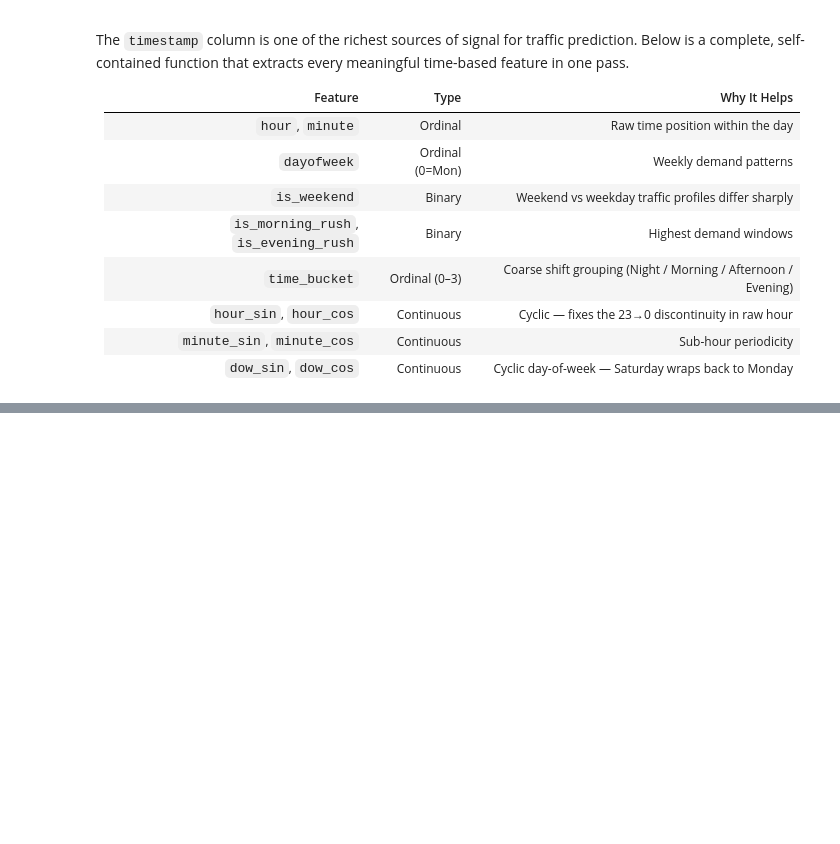
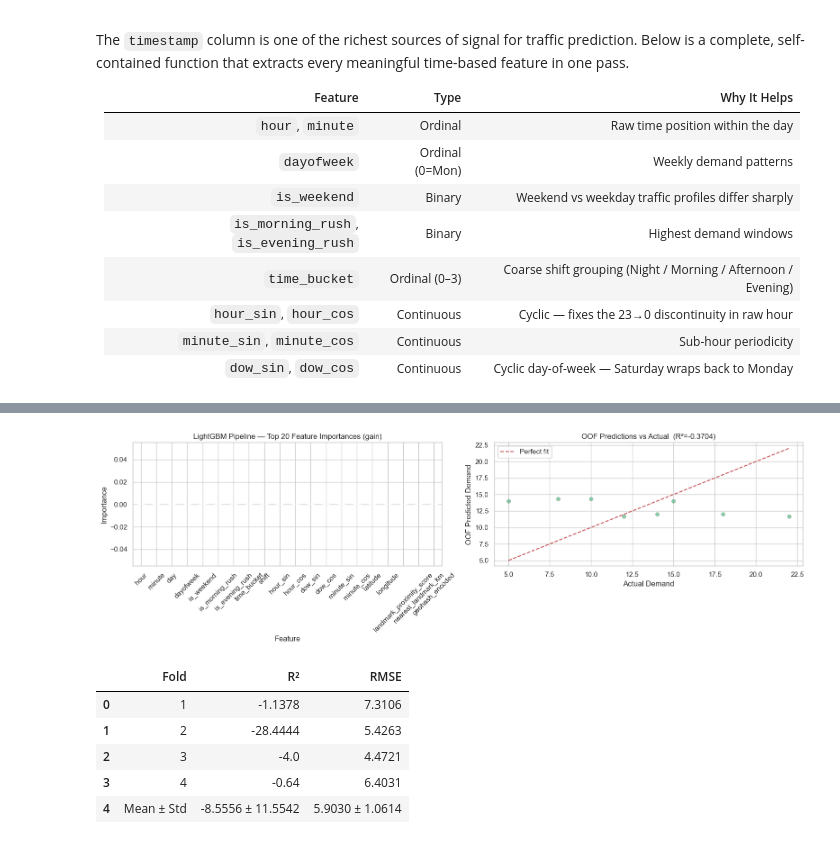
Before and after one commit to Vishallakshmikanthan/GridLock_traffic-demand-prediction, a Jupyter notebook: notebooks/01_EDA.ipynb, the cells around one changed output, grey strips where cells are left out. Drawn from its saved outputs; the diff is of its cells as text; code cells hidden in the pictures; blank space fills up the shorter version.

```diff
--- a/notebooks/01_EDA.ipynb
+++ b/notebooks/01_EDA.ipynb
@@ -751,0 +1212,53 @@ plt.show()
+# %%
+# ── Feature Importance (from last fold) ──────────────────────────────────────
+# Use fold_model.feature_name_ so the index always matches importances length
+fi_lgb_pipe = pd.Series(
+    fold_model.feature_importances_,
+    index=fold_model.feature_name_,
+    name='importance'
+).sort_values(ascending=False)
+
+fig, axes = plt.subplots(1, 2, figsize=(16, 5))
+
+# --- Top-20 importance bar chart ---
+top_n = min(20, len(fi_lgb_pipe))
+fi_lgb_pipe.head(top_n).plot(kind='bar', ax=axes[0], color='steelblue')
+axes[0].set_title(f'LightGBM Pipeline — Top {top_n} Feature Importances (gain)')
+axes[0].set_xlabel('Feature')
+axes[0].set_ylabel('Importance')
+axes[0].tick_params(axis='x', rotation=45)
+
+# --- OOF prediction vs actual scatter ---
+axes[1].scatter(y_pipe, oof_preds, alpha=0.6, color='mediumseagreen', edgecolors='k', linewidths=0.3)
+mn, mx = float(y_pipe.min()), float(y_pipe.max())
+axes[1].plot([mn, mx], [mn, mx], 'r--', linewidth=1.5, label='Perfect fit')
+oof_r2_disp = f"{oof_r2:.4f}" if not np.isnan(oof_r2) else "NaN"
+axes[1].set_title(f'OOF Predictions vs Actual  (R²={oof_r2_disp})')
+axes[1].set_xlabel('Actual Demand')
+axes[1].set_ylabel('OOF Predicted Demand')
+axes[1].legend()
+
+plt.tight_layout()
+plt.show()
+
+# --- CV score table ---
+cv_df = pd.DataFrame({
+    'Fold':  range(1, N_SPLITS + 1),
+    'R²':    [round(v, 4) if not np.isnan(v) else 'NaN' for v in cv_r2_scores],
+    'RMSE':  [round(v, 4) for v in cv_rmse_scores],
+})
+valid_r2 = [v for v in cv_r2_scores if not np.isnan(v)]
+cv_df.loc[len(cv_df)] = [
+    'Mean ± Std',
+    f"{np.mean(valid_r2):.4f} ± {np.std(valid_r2):.4f}" if valid_r2 else 'NaN',
+    f"{np.mean(cv_rmse_scores):.4f} ± {np.std(cv_rmse_scores):.4f}",
+]
+display(cv_df)
+# %% [output]
+[figure, added]
+|  | Fold | R² | RMSE |
+| 0 | 1 | -1.1378 | 7.3106 |
+| 1 | 2 | -28.4444 | 5.4263 |
+| 2 | 3 | -4.0 | 4.4721 |
+| 3 | 4 | -0.64 | 6.4031 |
+| 4 | Mean ± Std | -8.5556 ± 11.5542 | 5.9030 ± 1.0614 |
```
Also changed, not shown: parts of 18 cells of this notebook, 7 other files.
